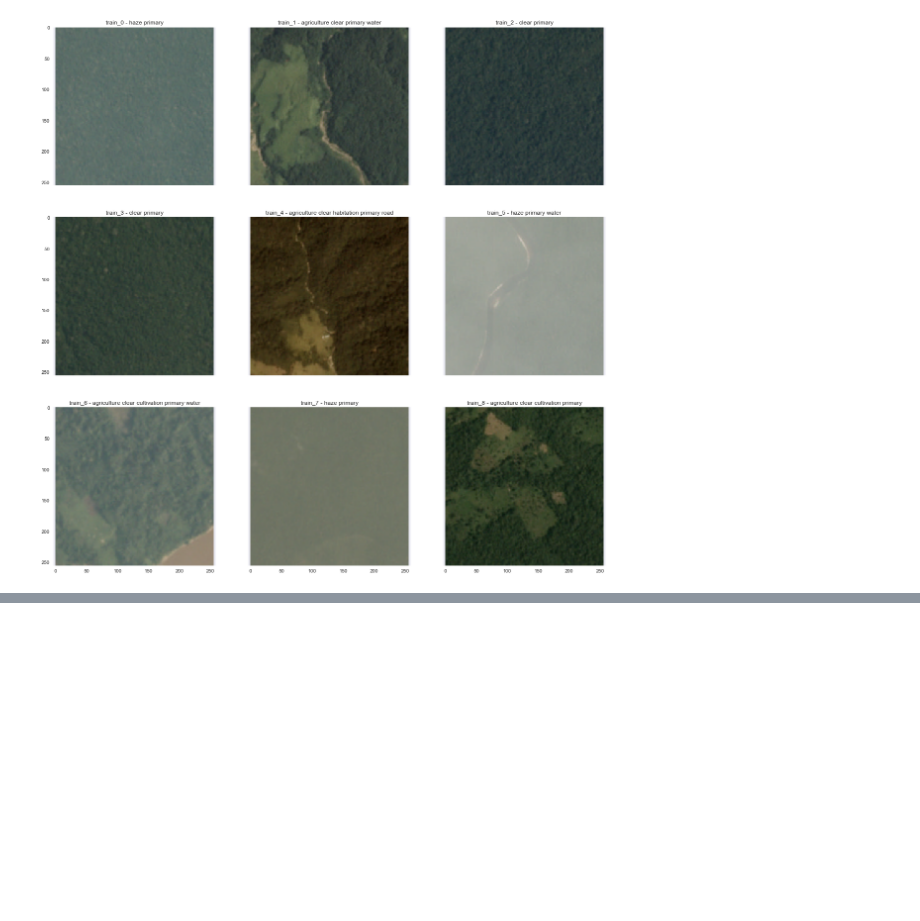
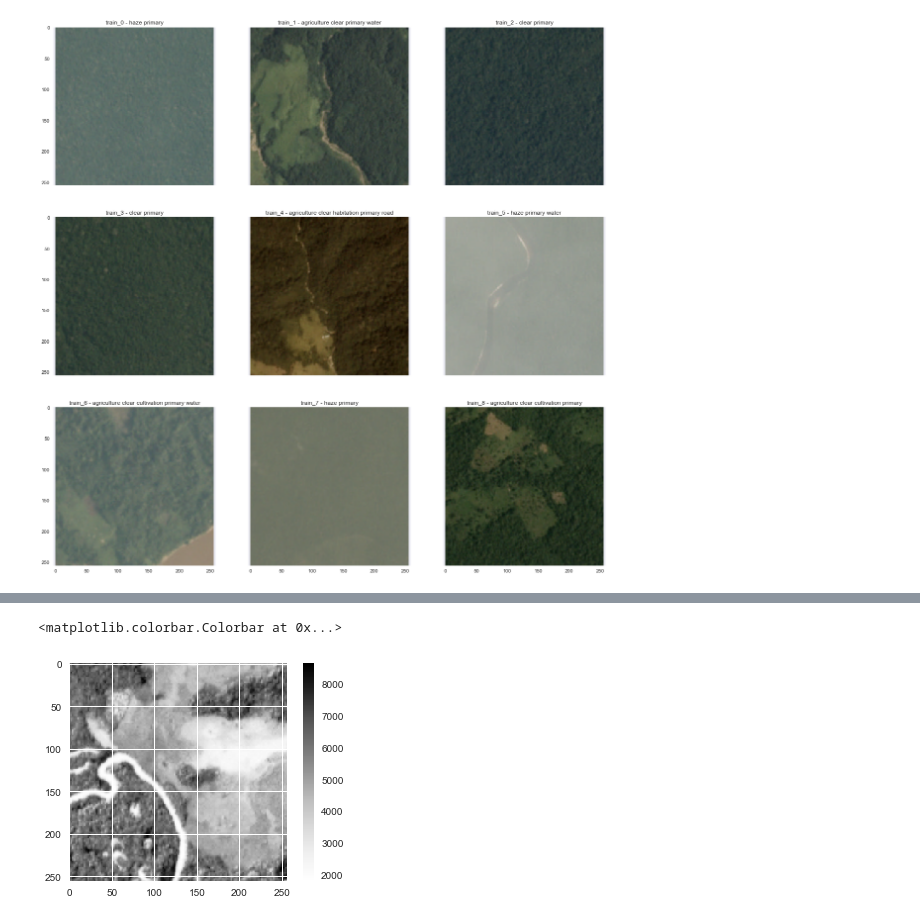
Before and after one commit to jackkwok/satellite-imagery-keras-deep-learning, a Jupyter notebook: getting_started.ipynb, the cells around one changed output, grey strips where cells are left out. Saved outputs shown, nothing was run; the diff lists cells and outputs as text; code cells hidden in the pictures; blank space fills up the shorter version.

```diff
--- a/getting_started.ipynb
+++ b/getting_started.ipynb
@@ -65,0 +159,7 @@ plt.show()
+# %%
+# visualize the NIR band
+plt.imshow(rgbn_image[:, :, 3])
+plt.colorbar()
+# %% [output]
+<matplotlib.colorbar.Colorbar at 0x...>
+[figure, added]
```
Also changed, not shown: parts of 13 cells of this notebook, 7 other files.
